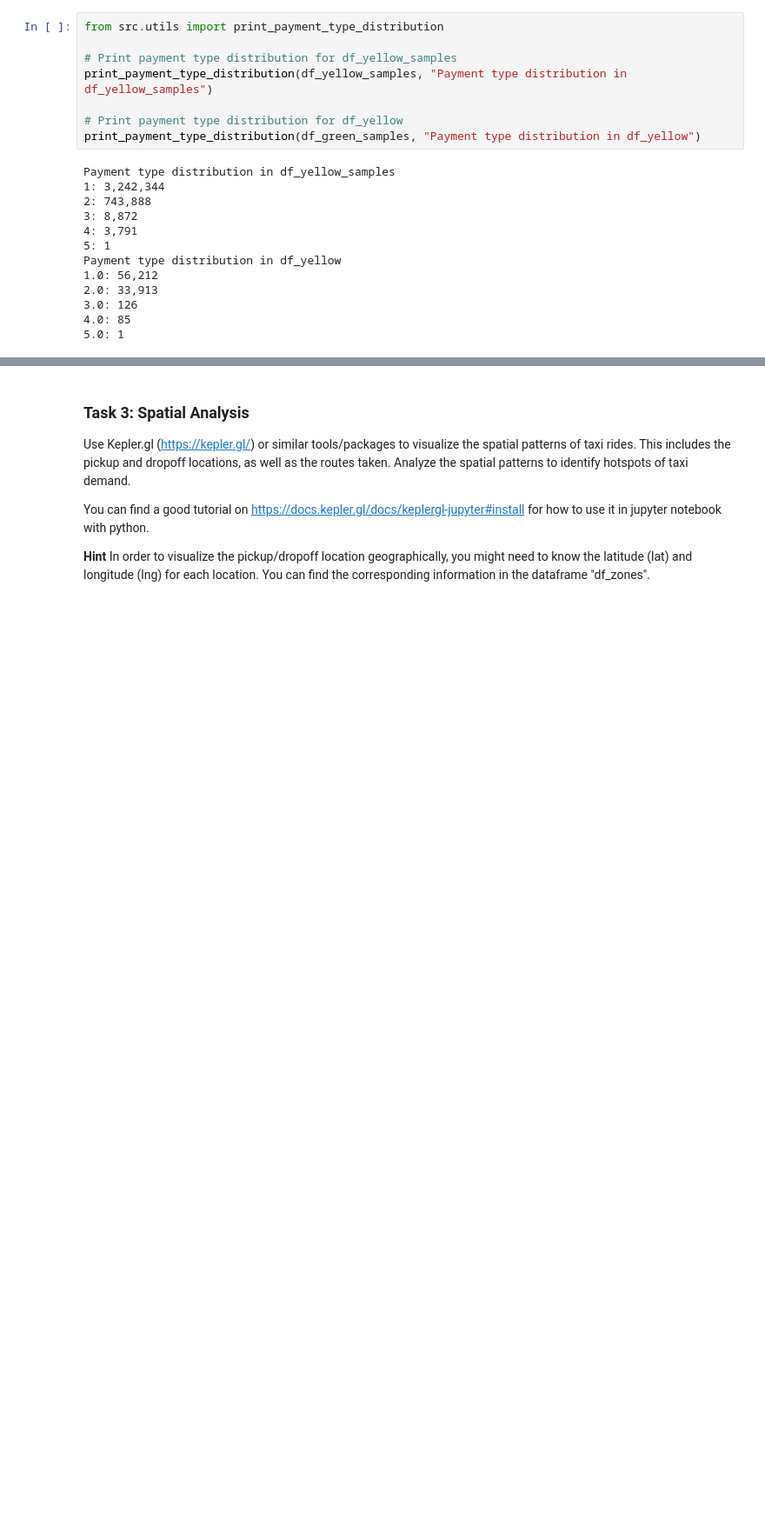
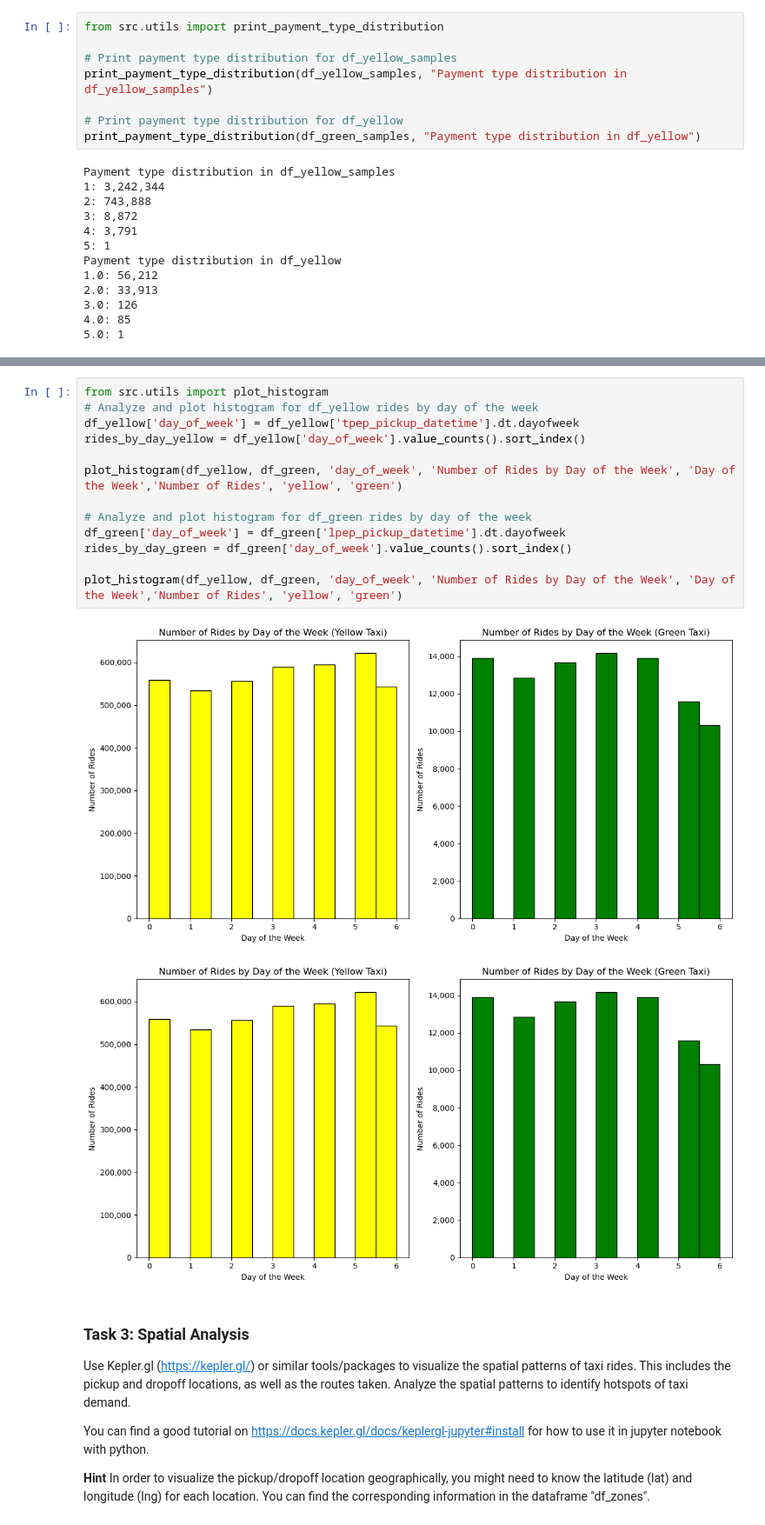
Before and after one commit to fred248h/62444-DVA, a Jupyter notebook: 4.ipynb, the cells around one changed output, grey strips where cells are left out. Shown at 87% size. Drawn from its saved outputs; the diff is of its cells as text; blank space fills up the shorter version.

```diff
--- a/4.ipynb
+++ b/4.ipynb
@@ -522,3 +533,19 @@ Payment type distribution in df_yellow
+# %%
+from src.utils import plot_histogram
+# Analyze and plot histogram for df_yellow rides by day of the week
+df_yellow['day_of_week'] = df_yellow['tpep_pickup_datetime'].dt.dayofweek
+rides_by_day_yellow = df_yellow['day_of_week'].value_counts().sort_index()
+
+plot_histogram(df_yellow, df_green, 'day_of_week', 'Number of Rides by Day of the Week', 'Day of the Week','Number of Rides', 'yellow', 'green')
+
+# Analyze and plot histogram for df_green rides by day of the week
+df_green['day_of_week'] = df_green['lpep_pickup_datetime'].dt.dayofweek
+rides_by_day_green = df_green['day_of_week'].value_counts().sort_index()
+
+plot_histogram(df_yellow, df_green, 'day_of_week', 'Number of Rides by Day of the Week', 'Day of the Week','Number of Rides', 'yellow', 'green')
+# %% [output]
+[figure, added]
+[figure, added]
 # %% [markdown]
 ### Task 3: Spatial Analysis
 Use Kepler.gl (https://kepler.gl/) or similar tools/packages to visualize the spatial patterns of taxi rides. This includes the pickup and dropoff locations, as well as the routes taken. Analyze the spatial patterns to identify hotspots of taxi demand.
```
Also changed, not shown: parts of 1 cell of this notebook, 1 other file.
